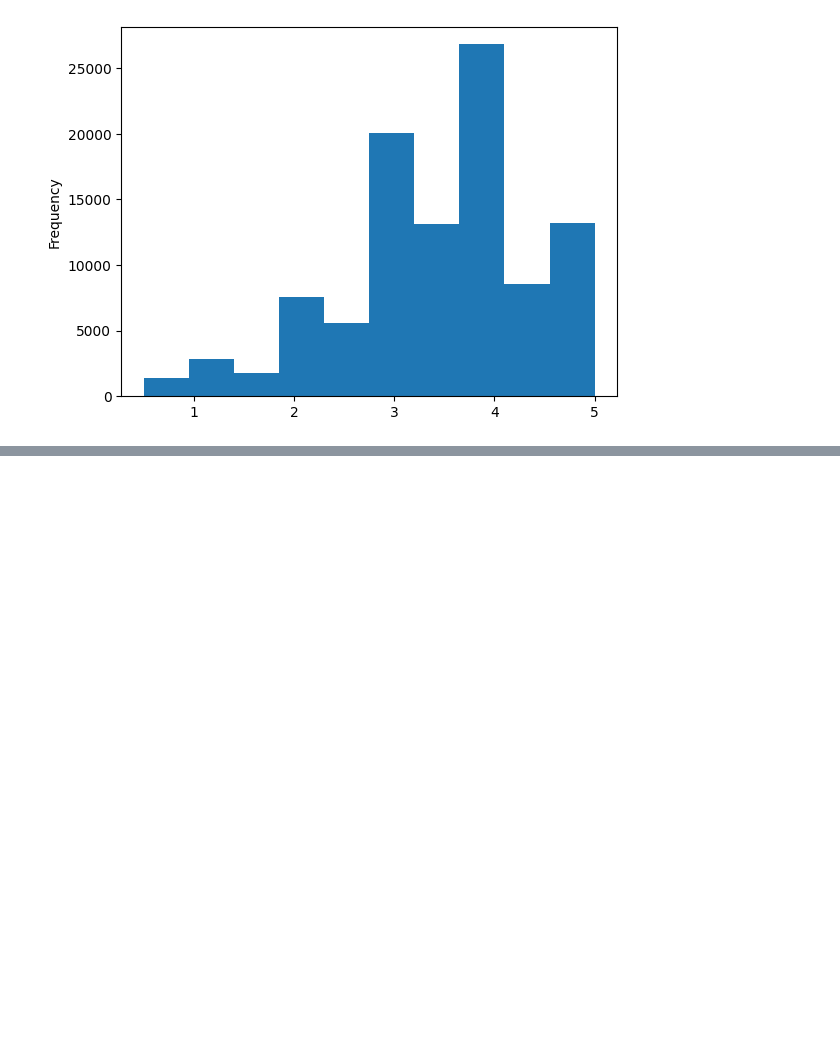
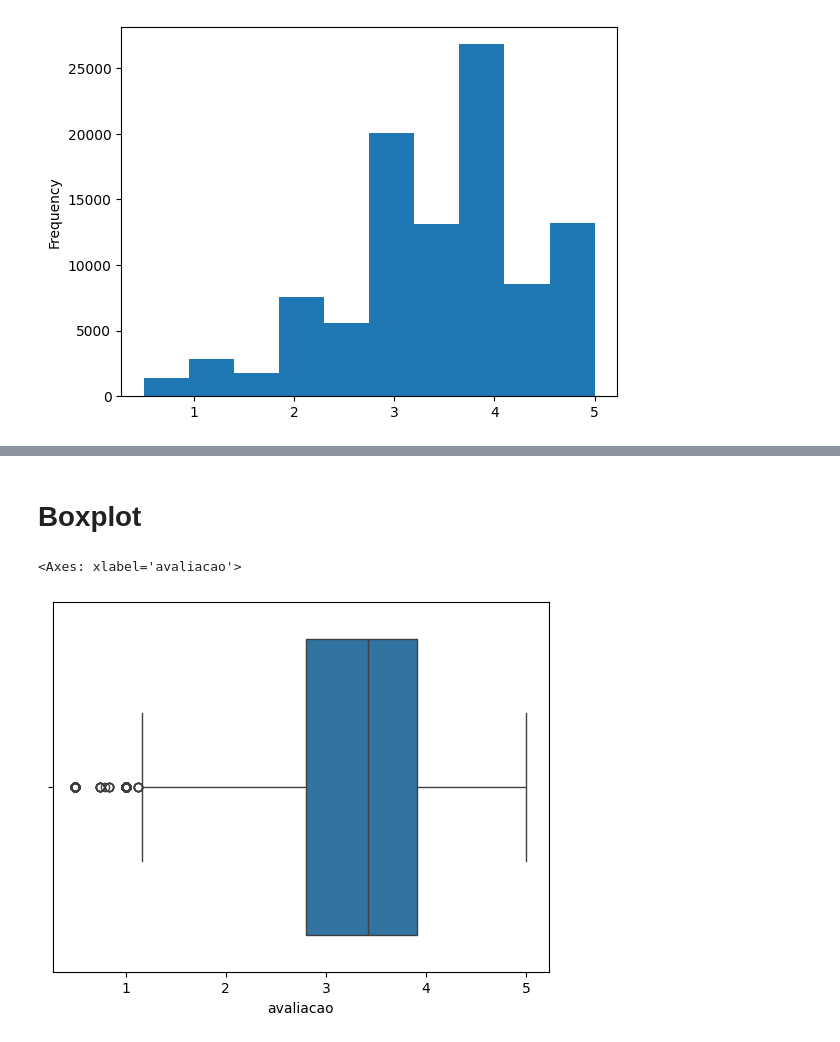
Before and after one commit to romulosilvestre/semanaedatarde, a Jupyter notebook: dia1.ipynb, the cells around one changed output, grey strips where cells are left out. Drawn from its saved outputs; the diff is of its cells as text; code cells hidden in the pictures; blank space fills up the shorter version.

```diff
--- a/dia1.ipynb
+++ b/dia1.ipynb
@@ -293,0 +437,7 @@ df_filmes.avaliacao.plot(kind='hist')
+# %% [markdown]
+# Boxplot
+# %%
+sns.boxplot(x=medias_por_filme)
+# %% [output]
+<Axes: xlabel='avaliacao'>
+[figure, added]
```
Also changed, not shown: parts of 41 cells of this notebook, 5 other files.
